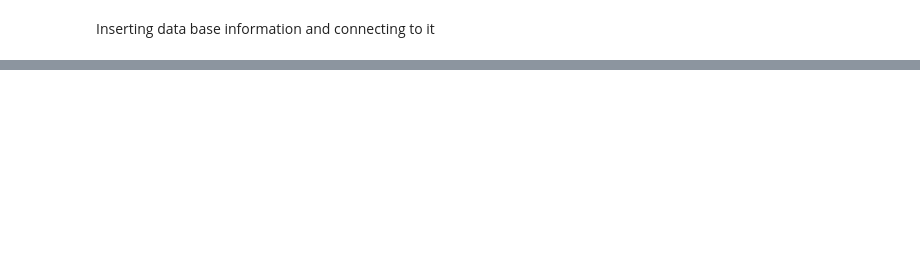
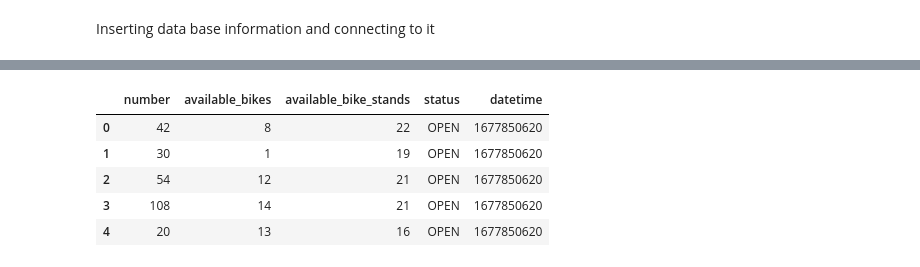
Before and after one commit to JosephTummon/DublinBike, a Jupyter notebook: MLModel/MLModel.ipynb, the cells around one changed output, grey strips where cells are left out. Cells and saved outputs as stored; diff of their text form; code cells hidden in the pictures; blank space fills up the shorter version.

```diff
--- a/MLModel/MLModel.ipynb
+++ b/MLModel/MLModel.ipynb
@@ -24,0 +53,10 @@ Want to get features to compare in train_test split, I will use datetime to try
+# %%
+dfa = pd.read_csv('bike_data.csv')
+dfa.head()
+# %% [output]
+|  | number | available_bikes | available_bike_stands | status | datetime |
+| 0 | 42 | 8 | 22 | OPEN | 1677850620 |
+| 1 | 30 | 1 | 19 | OPEN | 1677850620 |
+| 2 | 54 | 12 | 21 | OPEN | 1677850620 |
+| 3 | 108 | 14 | 21 | OPEN | 1677850620 |
+| 4 | 20 | 13 | 16 | OPEN | 1677850620 |
```
Also changed, not shown: parts of 27 cells of this notebook, 3 other files.
